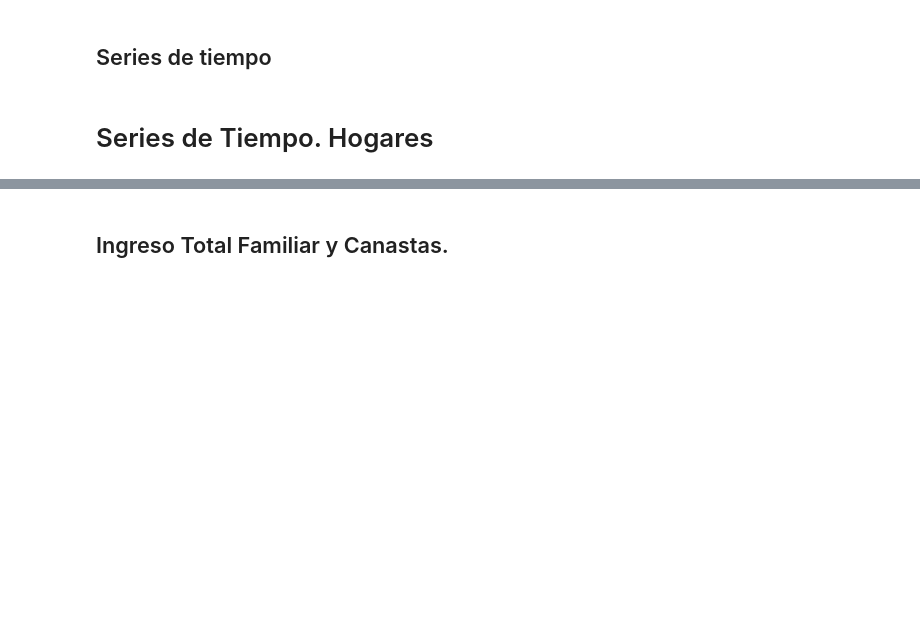
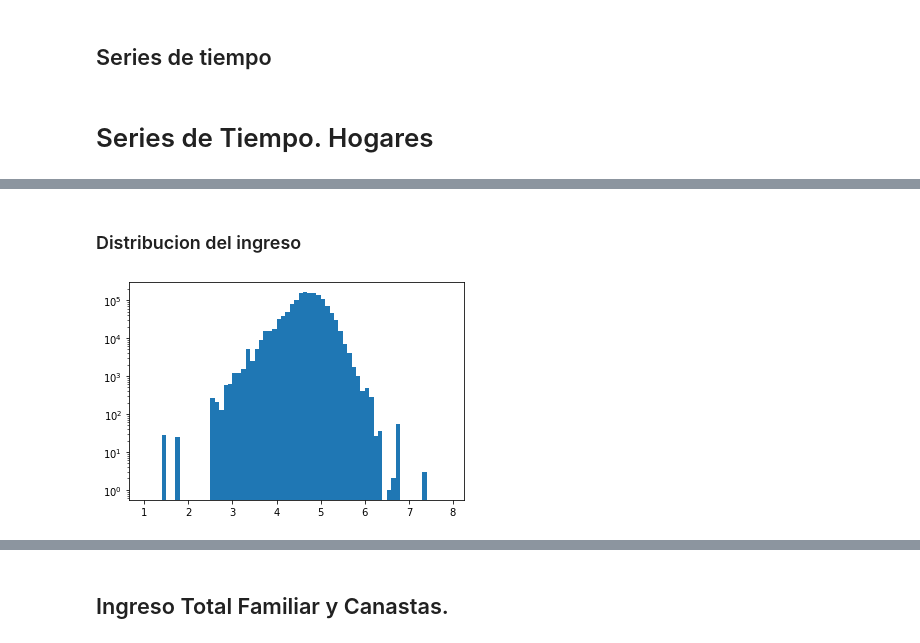
Before and after one commit to matuteiglesias/indice-pobreza-UBA, a Jupyter notebook: notebooks/12 - Validaciones - B - Regresores (Distribucion de Ingreso).ipynb, the cells around one changed output, grey strips where cells are left out. Cells and saved outputs as stored; diff of their text form; code cells hidden in the pictures; blank space fills up the shorter version.

Commit message:
Added user created data

```diff
--- a/notebooks/12 - Validaciones - B - Regresores (Distribucion de Ingreso).ipynb
+++ b/notebooks/12 - Validaciones - B - Regresores (Distribucion de Ingreso).ipynb
@@ -154,7 +154,7 @@ def q90(x):
 mon_cols = ['P47T_hogar', 'CBA', 'CBT', 'gap_pobreza', 'gap_indigencia', 'IPCF']
 
 df_list = []
-for f in allFiles:
+for f in allFiles[:2]:
     print(f)
 
     vars_ = ['P47T_hogar', 'CBA', 'CBT', 'gap_pobreza', 'gap_indigencia', 'IX_TOT']
@@ -170,7 +170,6 @@ for f in allFiles:
 
 df = pd.concat(df_list)
 df.index = pd.to_datetime(df.index)
-# df10 = df.loc[df.Q.dt.year == 2010]
 # %% [output]
 ./../data/Pobreza/pobreza_0.01_q2010-02-15.csv
 ./../data/Pobreza/pobreza_0.01_q2010-05-15.csv
@@ -191,0 +178,24 @@ df.index = pd.to_datetime(df.index)
+# %%
+# Stats a nivel Hogar
+
+# mon_cols = ['P47T_hogar', 'CBA', 'CBT', 'gap_pobreza', 'gap_indigencia', 'IPCF']
+
+df_list = []
+for f in allFiles:
+    if '2020' in f or '2021' in f:
+        print(f)
+
+        vars_ = ['P47T_persona']
+        data = pd.read_csv(f, usecols = ['PERSONA_REF_ID', 'Q', 'AGLOMERADO'] + vars_)
+        data = data.loc[data.AGLOMERADO != 0]
+#         data = data.drop_duplicates()
+
+#         data['IPCF'] = data['P47T_hogar']/data['IX_TOT']
+
+#         table = data.groupby(['Q'])['P47T_persona'].agg(['mean', q10, q25, 'median', q75, q90])
+
+        df_list += [data]
+
+df2021 = pd.concat(df_list)
+df2021 = df2021.set_index('Q')
+df2021.index = pd.to_datetime(df2021.index)
@@ -191,0 +211,13 @@ df.index = pd.to_datetime(df.index)
+# %% [markdown]
+### Distribucion del ingreso
+# %%
+data = df2021.reset_index()[['P47T_persona']]
+data = data.loc[data.P47T_persona > 0]
+data = data*(cpi_actual/cpi_ref)
+data = np.log10(data)
+
+plt.hist(data, bins = np.arange(1, 8, .1))
+plt.yscale('log')
+plt.show()
+# %% [output]
+[figure, added]
```
Also changed, not shown: parts of 43 cells of this notebook.
